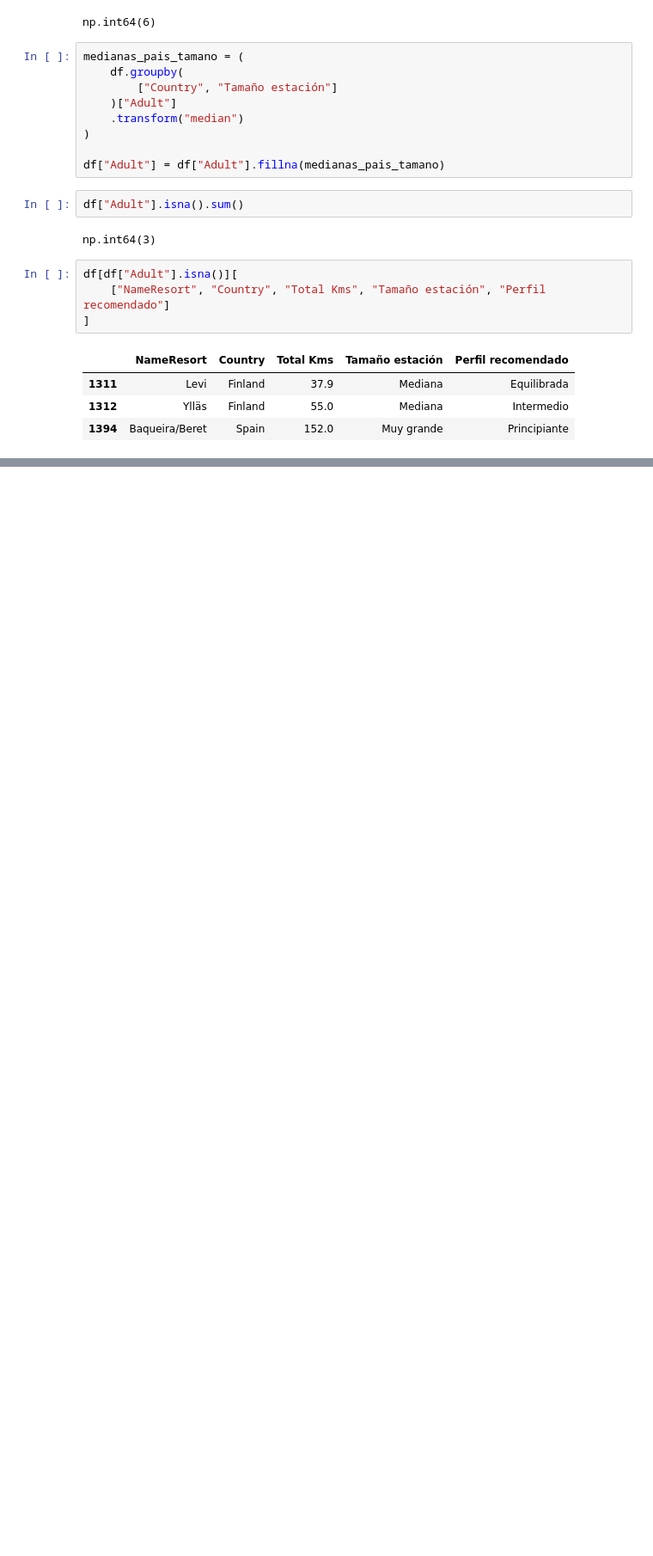
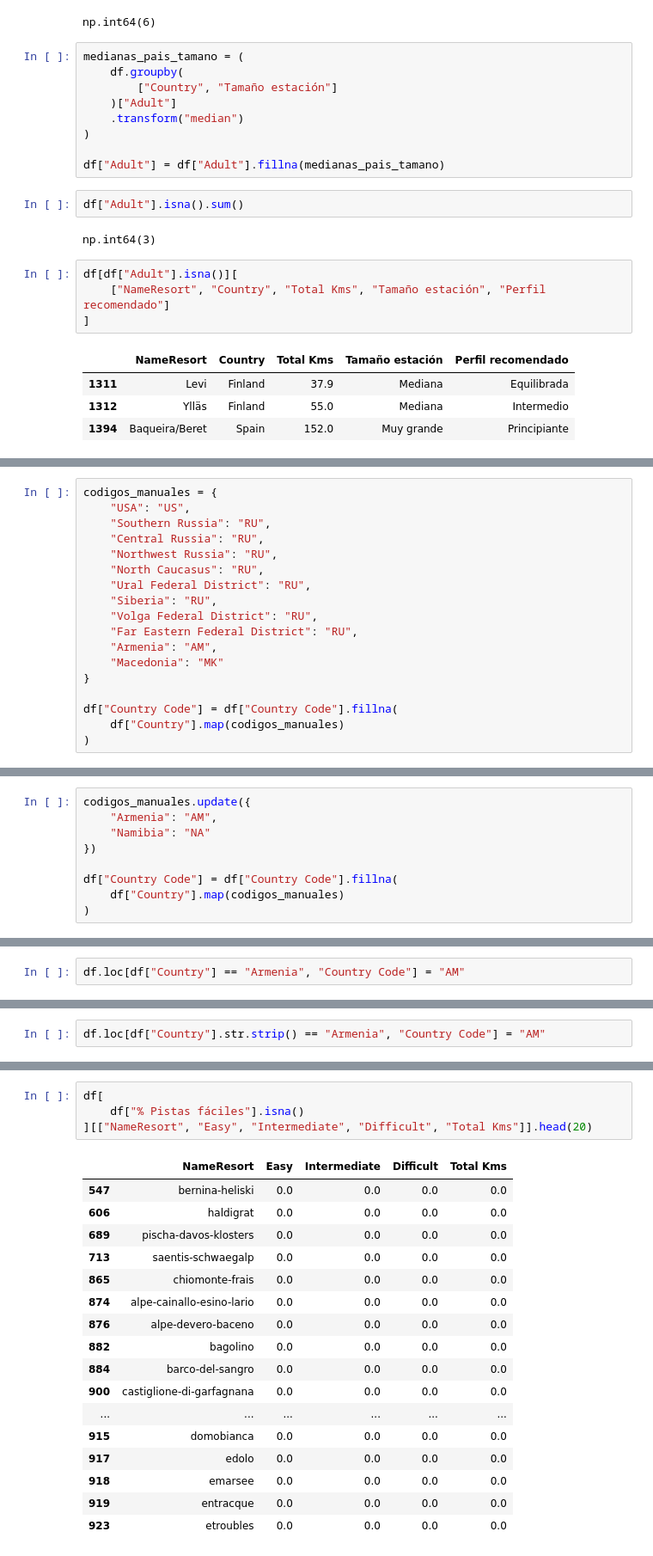
Before and after one commit to contactodiegovega/Ski-Resort-Analysis, a Jupyter notebook: notebooks/preprocesamiento.ipynb, the cells around one changed output, grey strips where cells are left out. Shown at 86% size. Drawn from its saved outputs; the diff is of its cells as text; blank space fills up the shorter version.

```diff
--- a/notebooks/preprocesamiento.ipynb
+++ b/notebooks/preprocesamiento.ipynb
@@ -1322,0 +1564,18 @@ df[df["Adult"].isna()][
+# %%
+codigos_manuales = {
+    "USA": "US",
+    "Southern Russia": "RU",
+    "Central Russia": "RU",
+    "Northwest Russia": "RU",
+    "North Caucasus": "RU",
+    "Ural Federal District": "RU",
+    "Siberia": "RU",
+    "Volga Federal District": "RU",
+    "Far Eastern Federal District": "RU",
+    "Armenia": "AM",
+    "Macedonia": "MK"
+}
+
+df["Country Code"] = df["Country Code"].fillna(
+    df["Country"].map(codigos_manuales)
+)
@@ -1322,0 +1596,9 @@ df[df["Adult"].isna()][
+# %%
+codigos_manuales.update({
+    "Armenia": "AM",
+    "Namibia": "NA"
+})
+
+df["Country Code"] = df["Country Code"].fillna(
+    df["Country"].map(codigos_manuales)
+)
@@ -1322,0 +1618,2 @@ df[df["Adult"].isna()][
+# %%
+df.loc[df["Country"] == "Armenia", "Country Code"] = "AM"
@@ -1322,0 +1624,2 @@ df[df["Adult"].isna()][
+# %%
+df.loc[df["Country"].str.strip() == "Armenia", "Country Code"] = "AM"
@@ -1322,0 +1642,22 @@ df[df["Adult"].isna()][
+# %%
+df[
+    df["% Pistas fáciles"].isna()
+][["NameResort", "Easy", "Intermediate", "Difficult", "Total Kms"]].head(20)
+# %% [output]
+|  | NameResort | Easy | Intermediate | Difficult | Total Kms |
+| 547 | bernina-heliski | 0.0 | 0.0 | 0.0 | 0.0 |
+| 606 | haldigrat | 0.0 | 0.0 | 0.0 | 0.0 |
+| 689 | pischa-davos-klosters | 0.0 | 0.0 | 0.0 | 0.0 |
+| 713 | saentis-schwaegalp | 0.0 | 0.0 | 0.0 | 0.0 |
+| 865 | chiomonte-frais | 0.0 | 0.0 | 0.0 | 0.0 |
+| 874 | alpe-cainallo-esino-lario | 0.0 | 0.0 | 0.0 | 0.0 |
+| 876 | alpe-devero-baceno | 0.0 | 0.0 | 0.0 | 0.0 |
+| 882 | bagolino | 0.0 | 0.0 | 0.0 | 0.0 |
+| 884 | barco-del-sangro | 0.0 | 0.0 | 0.0 | 0.0 |
+| 900 | castiglione-di-garfagnana | 0.0 | 0.0 | 0.0 | 0.0 |
+| ... | ... | ... | ... | ... | ... |
+| 915 | domobianca | 0.0 | 0.0 | 0.0 | 0.0 |
+| 917 | edolo | 0.0 | 0.0 | 0.0 | 0.0 |
+| 918 | emarsee | 0.0 | 0.0 | 0.0 | 0.0 |
+| 919 | entracque | 0.0 | 0.0 | 0.0 | 0.0 |
+| 923 | etroubles | 0.0 | 0.0 | 0.0 | 0.0 |
```
Also changed, not shown: parts of 37 cells of this notebook.
